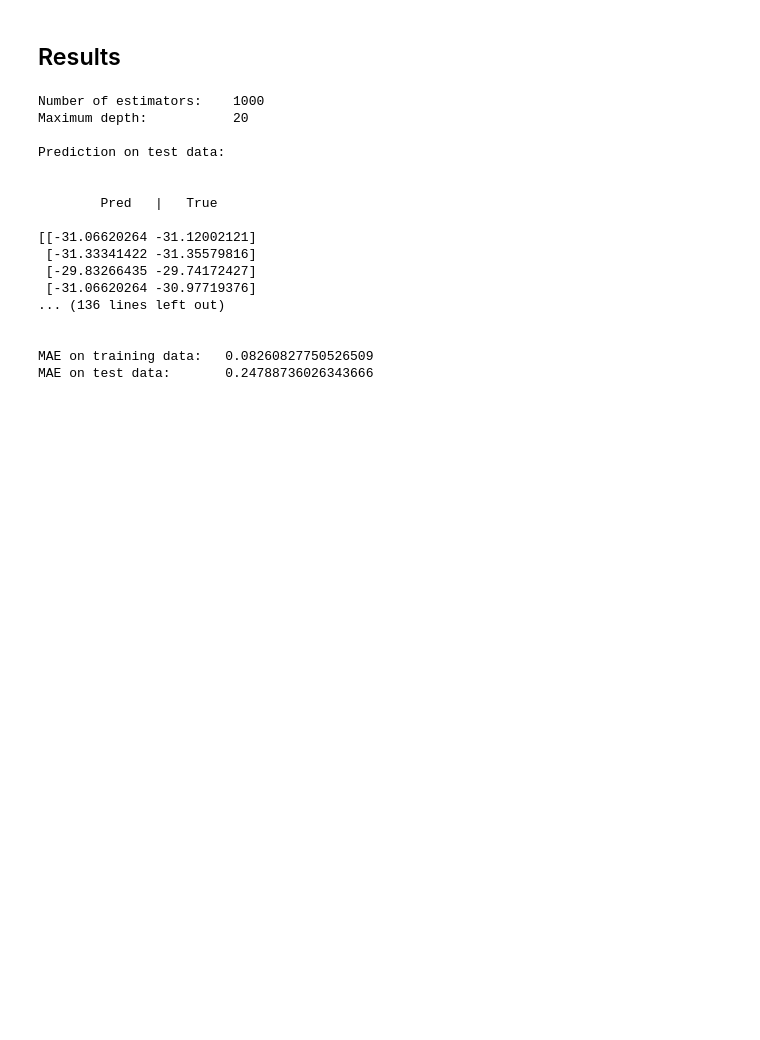
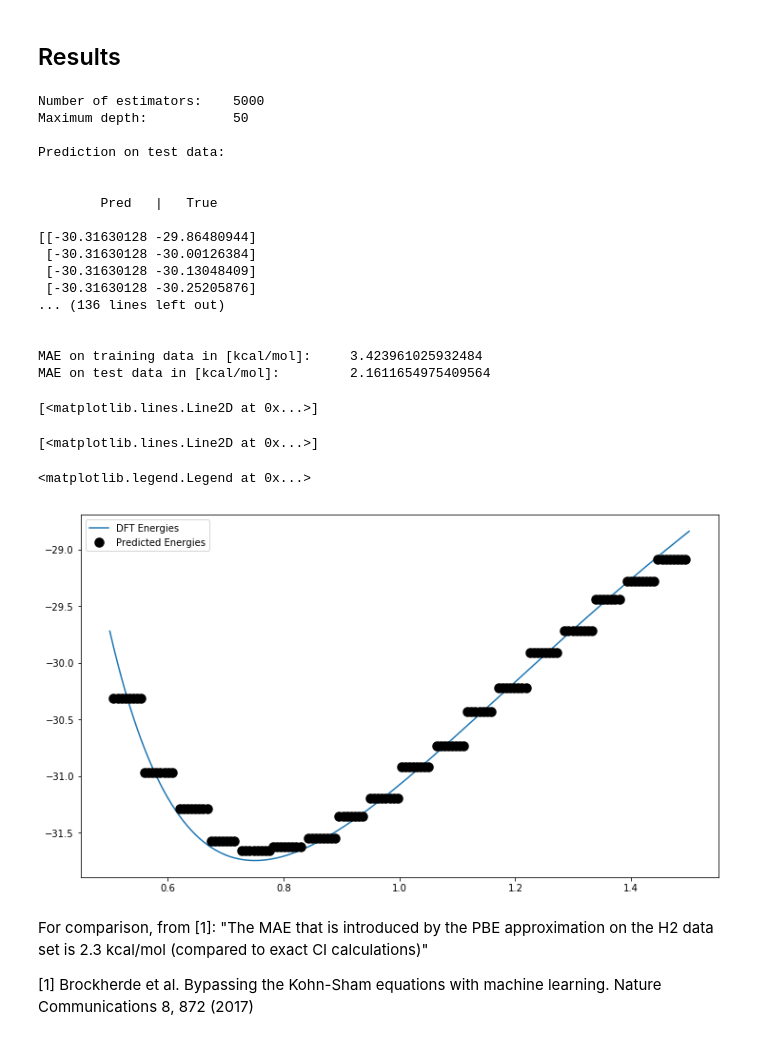
Before and after one commit to simonbatzner/electron-density, a Jupyter notebook: Reproduce_KRR/Random_Forest_KS.ipynb, the cells around one changed output. Drawn from its saved outputs; the diff is of its cells as text; code cells hidden in the pictures; blank space fills up the shorter version.

```diff
--- a/Reproduce_KRR/Random_Forest_KS.ipynb
+++ b/Reproduce_KRR/Random_Forest_KS.ipynb
@@ -188,0 +222,26 @@ y_test = np.array(y_test)
+# %%
+data = seps
+labels = ens
+
+# define training and test indices
+train_indices = [int(n) for n in np.round(np.linspace(0,149,M))]
+test_indices = [n for n in range(150) if n not in train_indices]
+
+if len(train_indices) != M:
+    print("Size of training set doesn't match the M specified")
+
+x_train = np.array([data[n] for n in train_indices])
+x_test = np.array([data[n] for n in test_indices])
+y_train = np.array([labels[n] for n in train_indices])
+y_test =np.array([labels[n] for n in test_indices])
+
+# convert to np arrays
+x_train = np.array(x_train)
+x_train = x_train.reshape(-1,1)
+x_test = np.array(x_test)
+x_test = x_test.reshape(-1,1)
+y_train = np.array(y_train)
+y_test = np.array(y_test)
+
+print(x_train.shape)
+print(y_test.shape)
@@ -207,30 +269,46 @@ y_true_train, y_pred_train = y_train, estimator.predict(x_train)
 
 # eval on test data
 y_true, y_pred = y_test, estimator.predict(x_test)
-
 # print results
 print("\nNumber of estimators:\t {}".format(N_ESTIMATORS))
 print("Maximum depth:\t\t {}".format(MAX_DEPTH))
 print("\nPrediction on test data:\n")
 print("\n\tPred   |   True\n")
 print(np.c_[y_pred, y_true])
-print("\n\nMAE on training data: \t{}".format(mean_absolute_error(y_true_train, y_pred_train)))
-print("MAE on test data: \t{}".format(mean_absolute_error(y_true, y_pred)))
+print("\n\nMAE on training data in [kcal/mol]: \t{}".format(mean_absolute_error(y_true_train, y_pred_train)*ev2kcal))
+print("MAE on test data in [kcal/mol]: \t{}".format(mean_absolute_error(y_true, y_pred)*ev2kcal))
 # %% [output]
-Number of estimators:    1000
-Maximum depth:           20
+Number of estimators:    5000
+Maximum depth:           50
 
 Prediction on test data:
 
 
         Pred   |   True
 
-[[-31.06620264 -31.12002121]
- [-31.33341422 -31.35579816]
- [-29.83266435 -29.74172427]
- [-31.06620264 -30.97719376]
+[[-30.31630128 -29.86480944]
+ [-30.31630128 -30.00126384]
+ [-30.31630128 -30.13048409]
+ [-30.31630128 -30.25205876]
 ... (136 lines left out)
 
 
-MAE on training data:   0.08260827750526509
-MAE on test data:       0.24788736026343666
+MAE on training data in [kcal/mol]:     3.423961025932484
+MAE on test data in [kcal/mol]:         2.1611654975409564
+# %%
+fig = plt.figure(figsize=(12, 7))
+plt.plot(seps, ens, label = 'DFT Energies')
+plt.plot(x_seps_test, y_pred, 'k.', MarkerSize = 15, mew = 3, label = 'Predicted Energies');
+plt.legend(fontsize = 18)
+plt.xlabel('Distance [Angstrom]', fontsize = 18)
+plt.ylabel('Energy [eV]', fontsize = 18)
+plt.show()
+# %% [output]
+[<matplotlib.lines.Line2D at 0x...>]
+[<matplotlib.lines.Line2D at 0x...>]
+<matplotlib.legend.Legend at 0x...>
+[figure, added]
+# %% [markdown]
+For comparison, from [1]: "The MAE that is introduced by the PBE approximation on the H2 data set is 2.3 kcal/mol (compared to exact CI calculations)"
+
+[1] Brockherde et al. Bypassing the Kohn-Sham equations with machine learning. Nature Communications 8, 872 (2017)
```
Also changed, not shown: parts of 19 cells of this notebook, 5 other files.
